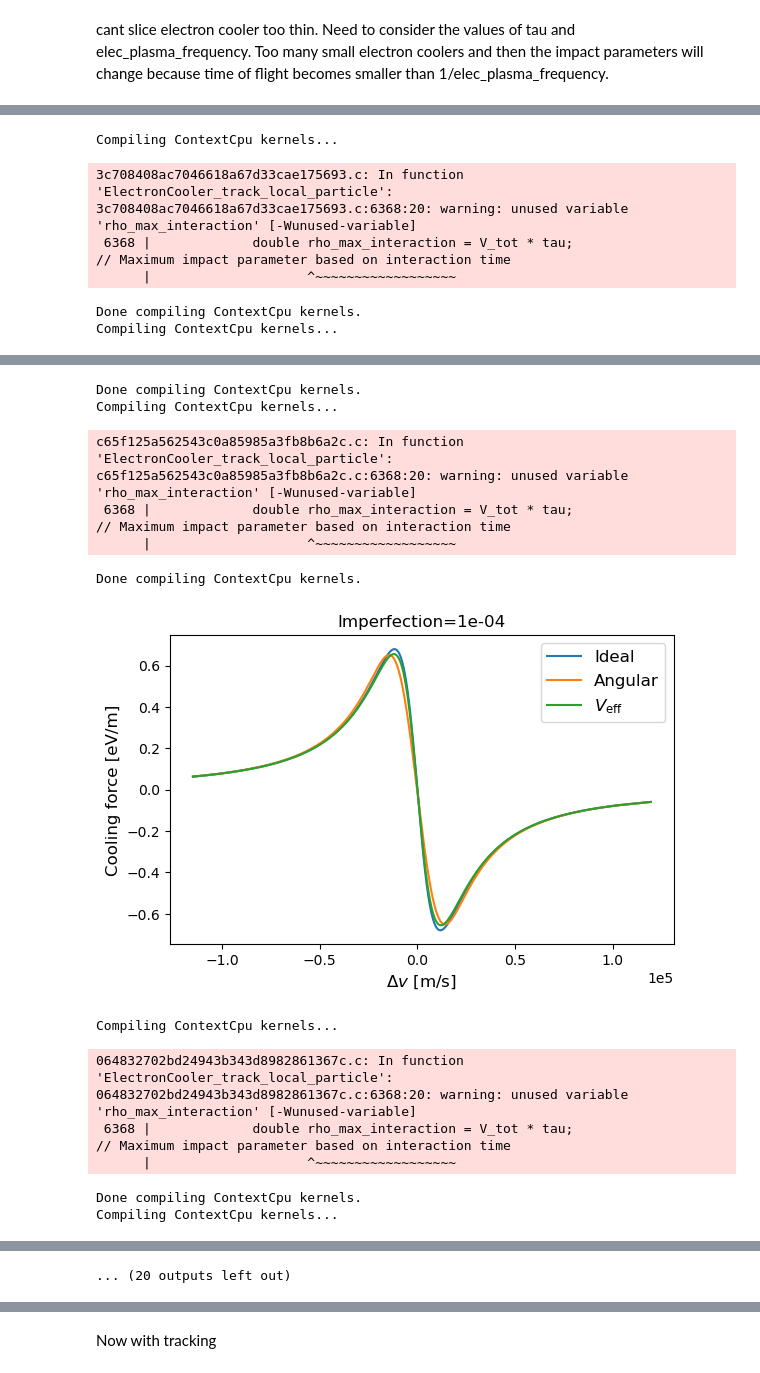
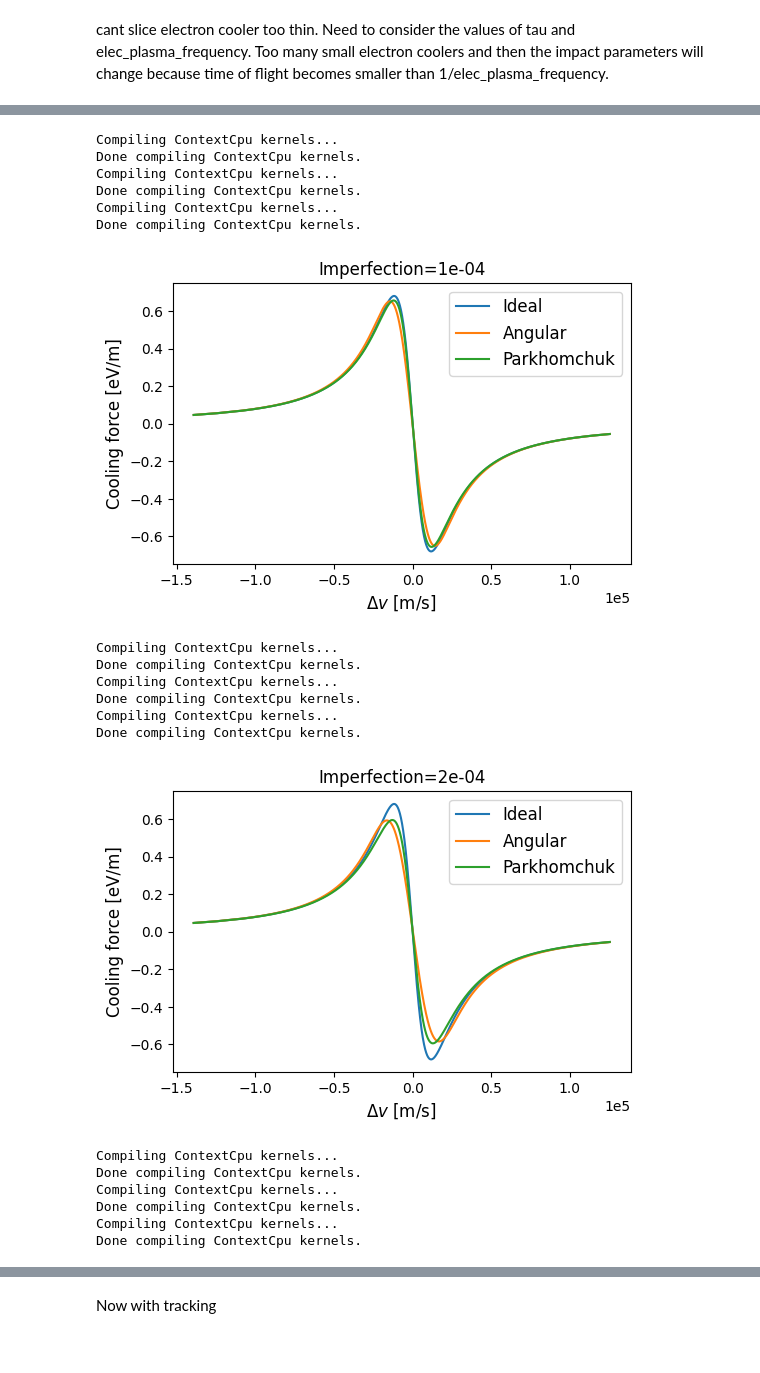
Before and after one commit to pkruyt/electron_cooling, a Jupyter notebook: angles_vs_field_quality/AD/AD_imperfection_loop.ipynb, the cells around one changed output, grey strips where cells are left out. Cells and saved outputs as stored; diff of their text form; code cells hidden in the pictures.

```diff
--- a/angles_vs_field_quality/AD/AD_imperfection_loop.ipynb
+++ b/angles_vs_field_quality/AD/AD_imperfection_loop.ipynb
@@ -13,7 +13,7 @@ from scipy import constants
 import os
 
 # Generalized variables
-textwidth_cm = 16.50764  # Text width in cm
+textwidth_cm = 15  # Text width in cm
 aspect_ratio = 0.618     # Aspect ratio (height/width) using the golden ratio
 
 # Font sizes
@@ -33,7 +33,7 @@ textwidth_in = textwidth_cm / 2.54
 fig_width = textwidth_in
 fig_height = textwidth_in * aspect_ratio
 
-save_dir = '/home/pkruyt/cernbox/figures_thesis/imperfections_magnetic_field/'
+save_dir = '/home/pkruyt/cernbox/figures_thesis_pdf/imperfections_magnetic_field/'
 # %%
 # copyright ############################### #
 # This file is part of the Xtrack Package.  #
@@ -158,7 +158,8 @@ for magnetic_field_ratio in tqdm(magnetic_field_ratio_list):
                                             temp_perp=temp_perp, temp_long=temp_long,
                                             magnetic_field=magnetic_field,magnetic_field_ratio=magnetic_field_ratio,
                                             space_charge_factor=0,
-                                            offset_px=0)
+                                            offset_px=0,
+                                            record_flag=1)
 
     line = xt.Line(elements=[cooler])
     #line.particle_ref = particle_ref
@@ -173,7 +174,8 @@ for magnetic_field_ratio in tqdm(magnetic_field_ratio_list):
                                             temp_perp=temp_perp, temp_long=temp_long,
                                             magnetic_field=magnetic_field,magnetic_field_ratio=0,
                                             space_charge_factor=0,
-                                            offset_px=0)
+                                            offset_px=0,
+                                            record_flag=1)
 
     line0 = xt.Line(elements=[cooler0])
     #line.particle_ref = particle_ref
@@ -196,7 +198,8 @@ for magnetic_field_ratio in tqdm(magnetic_field_ratio_list):
                                             temp_perp=temp_perp, temp_long=temp_long,
                                             magnetic_field=magnetic_field,magnetic_field_ratio=0,
                                             space_charge_factor=0,
-                                            offset_px=angle)
+                                            offset_px=angle,
+                                            record_flag=1)
 
 
         #coolers.append(cooler_tiny)
@@ -271,38 +274,58 @@ for magnetic_field_ratio in tqdm(magnetic_field_ratio_list):
 
 
     # Create the figure with the calculated dimensions
     plt.figure(figsize=(fig_width, fig_height))
 
     # Plot the data
     plt.plot(v_diff_sorted, force_0_sorted, label='Ideal')
     plt.plot(v_diff_sorted, force_sorted, label='Angular')
-    plt.plot(v_diff_sorted, force_old_sorted, label='$V_\\text{eff}$')
+    plt.plot(v_diff_sorted, force_old_sorted, label='Parkhomchuk')
 
     # Set labels with appropriate font size
     plt.title(f'Imperfection={magnetic_field_ratio:.0e}', fontsize=label_fontsize)
     plt.xlabel('$\\Delta v$ [m/s]', fontsize=label_fontsize)
     plt.ylabel('Cooling force [eV/m]', fontsize=label_fontsize)
 
     # Set tick label size
     plt.xticks(fontsize=tick_fontsize)
     plt.yticks(fontsize=tick_fontsize)
 
     # Add legend with defined font size
     plt.legend(fontsize=legend_fontsize)
 
     # Use scientific notation for the x-axis
     plt.ticklabel_format(axis='x', style='sci', scilimits=(-2, 2))
 
 
-    image_name = f'ad_imperfections={magnetic_field_ratio:.0e}.png'
+    image_name = f'ad_imperfections={magnetic_field_ratio:.0e}.pdf'
     save_location = os.path.join(save_dir, image_name)
+
+    import pickle
+    pickle_name = f'ad_imperfections={magnetic_field_ratio:.0e}.pkl'
+    pickle_path = os.path.join(save_dir, pickle_name)
+    with open(pickle_path, 'wb') as f:
+        pickle.dump(plt.gcf(), f)
+
     plt.savefig(save_location, dpi=300, bbox_inches='tight')
     plt.show()
 # %% [output]
 Compiling ContextCpu kernels...
+Done compiling ContextCpu kernels.
+Compiling ContextCpu kernels...
+Done compiling ContextCpu kernels.
+Compiling ContextCpu kernels...
+Done compiling ContextCpu kernels.
+[figure, new version]
-3c708408ac7046618a67d33cae175693.c: In function 'ElectronCooler_track_local_particle':
-3c708408ac7046618a67d33cae175693.c:6368:20: warning: unused variable 'rho_max_interaction' [-Wunused-variable]
- 6368 |             double rho_max_interaction = V_tot * tau;                                    // Maximum impact parameter based on interaction time
-      |                    ^~~~~~~~~~~~~~~~~~~
+Compiling ContextCpu kernels...
+Done compiling ContextCpu kernels.
+Compiling ContextCpu kernels...
+Done compiling ContextCpu kernels.
+Compiling ContextCpu kernels...
+Done compiling ContextCpu kernels.
+[figure, added]
+Compiling ContextCpu kernels...
 Done compiling ContextCpu kernels.
 Compiling ContextCpu kernels...
+Done compiling ContextCpu kernels.
+Compiling ContextCpu kernels...
+Done compiling ContextCpu kernels.
@@ -313,15 +338,0 @@ Compiling ContextCpu kernels...
-Done compiling ContextCpu kernels.
-Compiling ContextCpu kernels...
-c65f125a562543c0a85985a3fb8b6a2c.c: In function 'ElectronCooler_track_local_particle':
-c65f125a562543c0a85985a3fb8b6a2c.c:6368:20: warning: unused variable 'rho_max_interaction' [-Wunused-variable]
- 6368 |             double rho_max_interaction = V_tot * tau;                                    // Maximum impact parameter based on interaction time
-      |                    ^~~~~~~~~~~~~~~~~~~
-Done compiling ContextCpu kernels.
-[figure, old version]
-Compiling ContextCpu kernels...
-064832702bd24943b343d8982861367c.c: In function 'ElectronCooler_track_local_particle':
-064832702bd24943b343d8982861367c.c:6368:20: warning: unused variable 'rho_max_interaction' [-Wunused-variable]
- 6368 |             double rho_max_interaction = V_tot * tau;                                    // Maximum impact parameter based on interaction time
-      |                    ^~~~~~~~~~~~~~~~~~~
-Done compiling ContextCpu kernels.
-Compiling ContextCpu kernels...
@@ -332 +338,0 @@ f3ce20b9c90d4967b3cf411fcfbb32b6.c:6368:20: warning: unused variable 'rho_max_in
-... (20 outputs left out)
```
Also changed, not shown: parts of 5 cells of this notebook, 3 other files.
